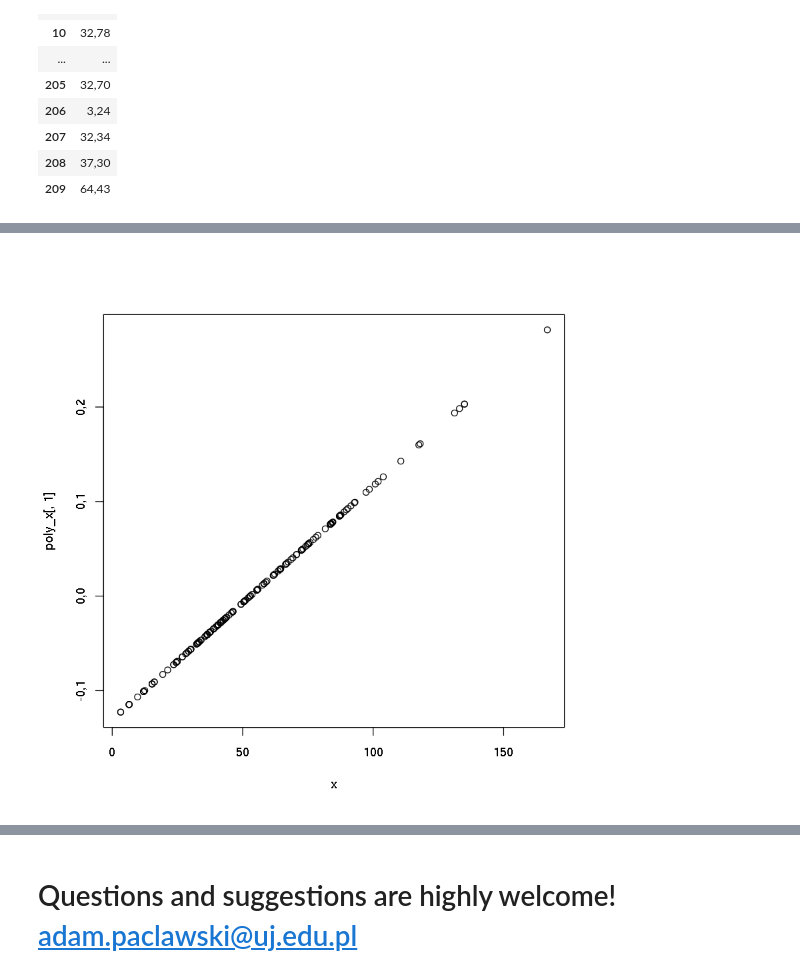
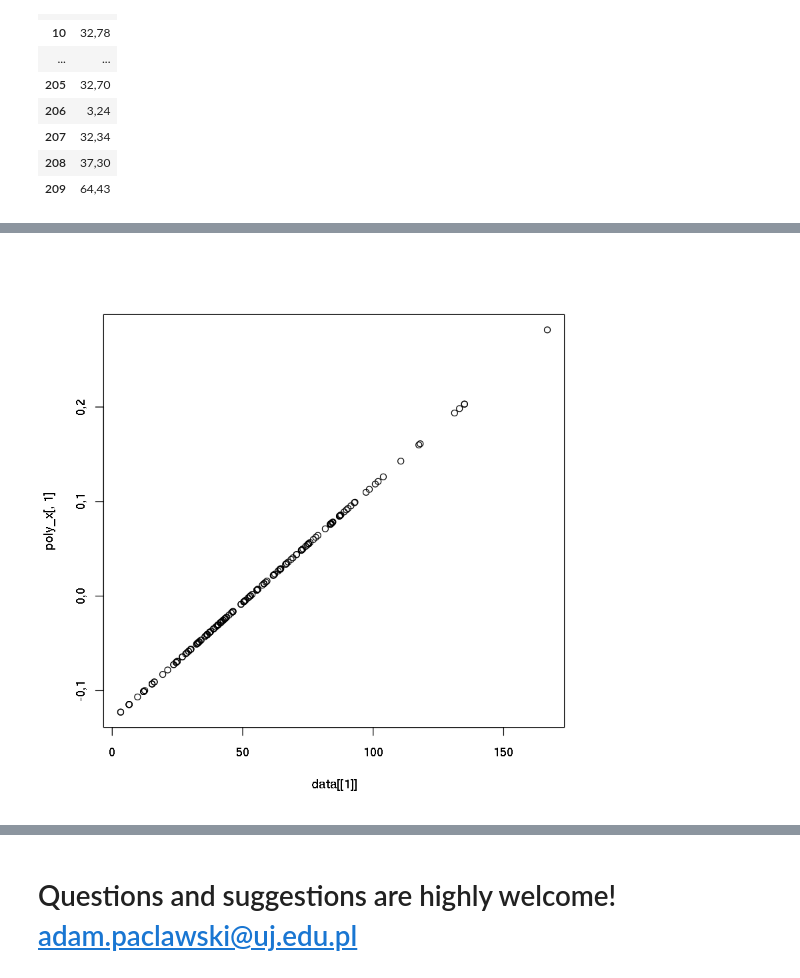
Before and after one commit to adamPaclawski/AI_pharm, a Jupyter notebook: AI in Pharm 2 - data prep.ipynb, the cells around one changed output, grey strips where cells are left out. Saved outputs shown, nothing was run; the diff lists cells and outputs as text; code cells hidden in the pictures.

```diff
--- a/AI in Pharm 2 - data prep.ipynb
+++ b/AI in Pharm 2 - data prep.ipynb
@@ -543,0 +684,5 @@ poly_x[,1:3]
+# %%
+
+poly_x <- poly(data[[1]], degree = 3)
+
+poly_x
@@ -544,5 +707,5 @@ poly_x[,1:3]
 # %%
-plot(y=poly_x[,1], x=x)
+plot(y=poly_x[,1], x=data[[1]])
 # %% [output]
-[figure, old version]
+[figure, new version]
 # %%
```
Also changed, not shown: parts of 79 cells of this notebook, 1 other file.
